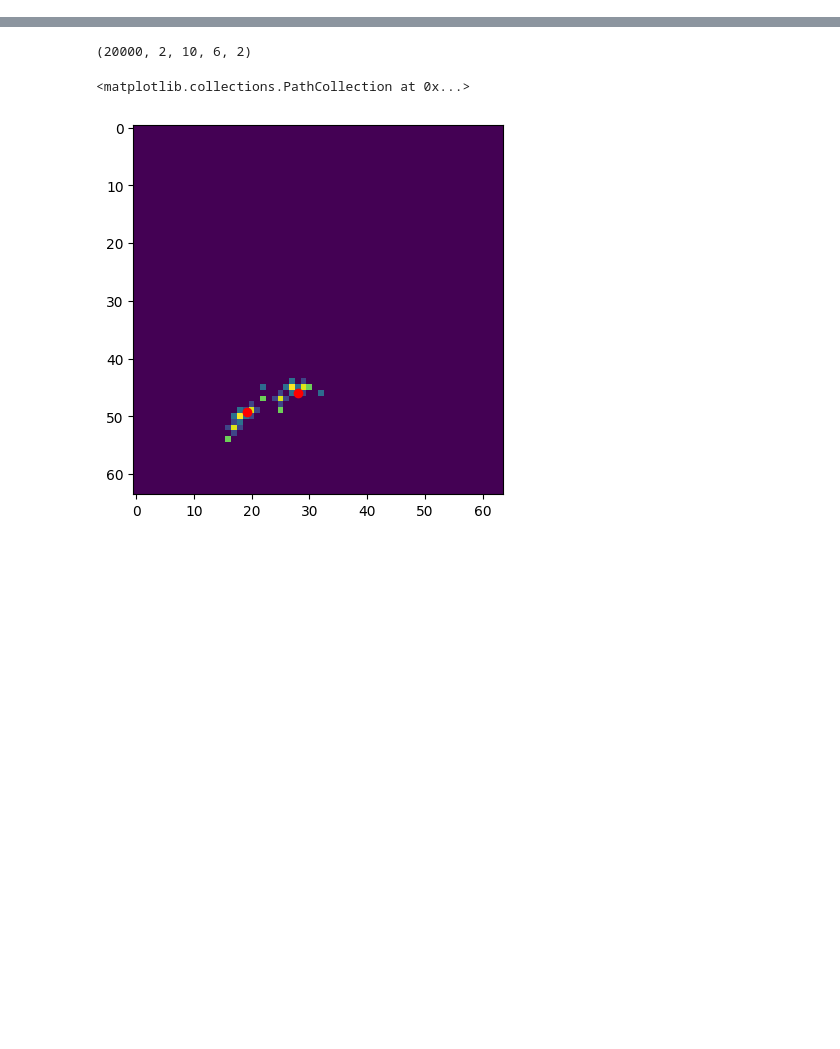
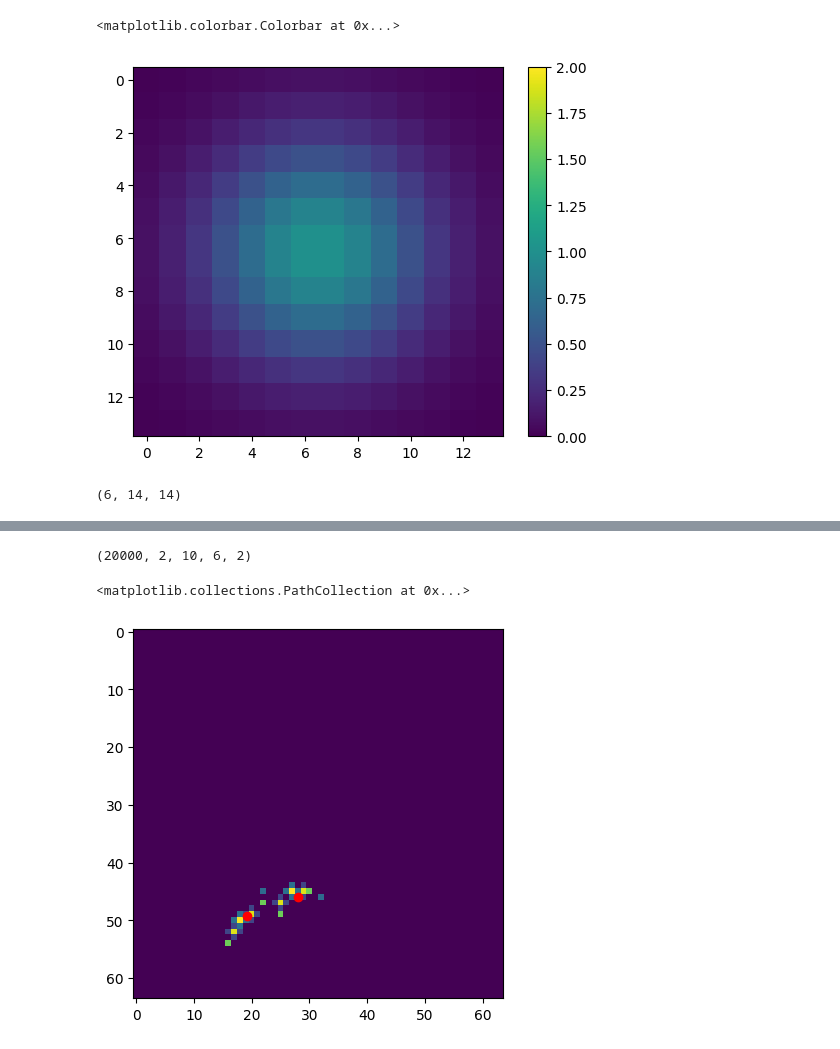
Before and after one commit to deoxyribose/wormsim, a Jupyter notebook: numpyro_sim.ipynb, the cells around one changed output, grey strips where cells are left out. Saved outputs shown, nothing was run; the diff lists cells and outputs as text; code cells hidden in the pictures; blank space fills up the shorter version.

```diff
--- a/numpyro_sim.ipynb
+++ b/numpyro_sim.ipynb
@@ -73,3 +148,24 @@ def sim_worms(nworms, batch_size, n_frames):
+# %%
+# generate a size x size image of  circle
+def circle_image(size):
+    x = jnp.linspace(-1, 1, size)
+    y = jnp.linspace(-1, 1, size)
+    xx, yy = jnp.meshgrid(x, y)
+    circle = jnp.exp(-(xx ** 2 + yy ** 2)/0.4)
+    circle /= circle.max()
+    circle += jnp.abs(circle.min())
+    return circle
+# %%
+plt.figure()
+plt.imshow(circle_image(14), vmin=0, vmax=2)
+plt.colorbar()
+# %% [output]
+<matplotlib.colorbar.Colorbar at 0x...>
+[figure, added]
+# %%
+foo.shape
+# %% [output]
+(6, 14, 14)
 # %%
 # seed and trace
 key, nworms, box_size = random.PRNGKey(0), 2, 64
```
Also changed, not shown: parts of 13 cells of this notebook, 2 other files.
